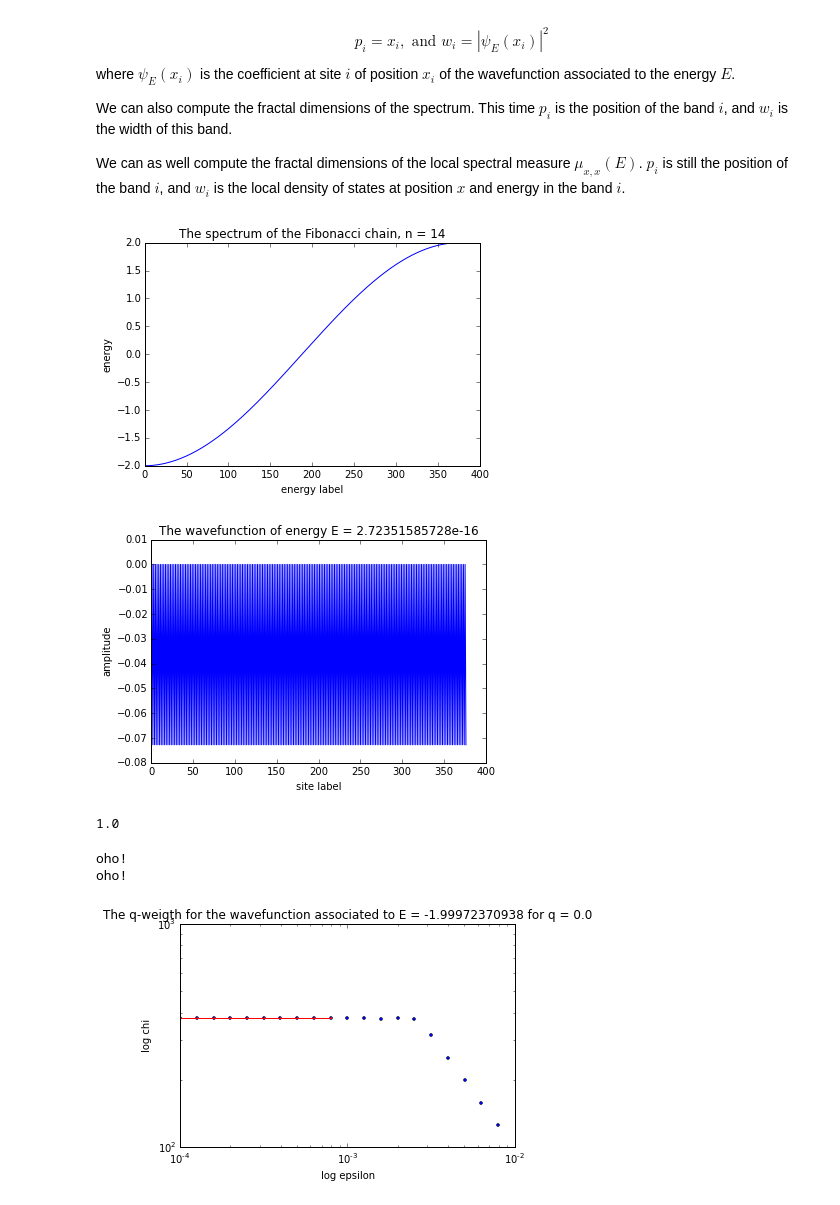
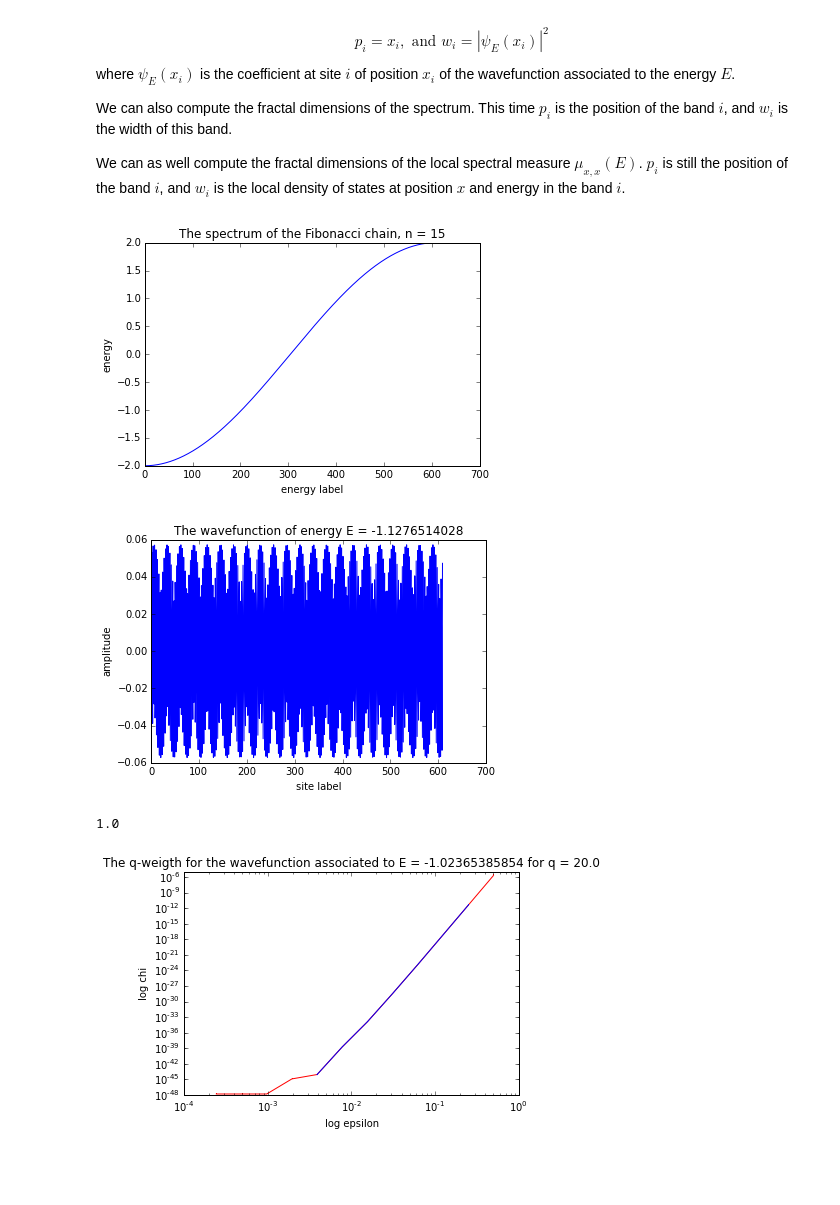
Before and after one commit to Yukee/spectrum_quasicrystals, a Jupyter notebook: Fibonacci/box_counting.ipynb, the cells around one changed output. Cells and saved outputs as stored; diff of their text form; code cells hidden in the pictures; blank space fills up the shorter version.

```diff
--- a/Fibonacci/box_counting.ipynb
+++ b/Fibonacci/box_counting.ipynb
@@ -112,7 +124,7 @@ def fib(n):
 om = 2./(1.+math.sqrt(5))
 
 # size
-n = 14
+n = 15
 L = fib(n)
 
 # i = oddNumber*2**intExp(i)
@@ -154,17 +166,17 @@ plt.ylabel('energy')
 plt.plot(val)
 plt.show()
 # %% [output]
-[figure, old version]
+[figure, new version]
 # %%
 """ plot a wavefunction """
 
 e = 188
 plt.title('The wavefunction of energy E = ' + str(val[e]))
 plt.xlabel('site label')
 plt.ylabel('amplitude')
 #plt.axis([0,L+1,-2.,2.])
-plt.plot(vec[e])
+plt.plot(vec[:,e])
 plt.show()
 # %% [output]
-[figure, old version]
+[figure, new version]
 # %%
@@ -181,22 +193,22 @@ qWeigth(s, w, 1.,0)
 # %% [output]
 1.0
 # %%
-""" Lineart regression of the data """
+""" Fractal dimensions of the wavefunctions """
 
-q = 0.
+q = 20.
 
-epsilonRange = 10**np.arange(-4,-2,.1)
+epsilonRange = 2**np.arange(-12.,0.,1.)
 qwList = [qWeigth(s, w, epsilon, q) for epsilon in epsilonRange]
 
-epsilonRange2 = 10**np.arange(-4,-3,.1)
+epsilonRange2 = 2**np.arange(-8.,-1.,1.)
 qwList2 = [qWeigth(s, w, epsilon, q) for epsilon in epsilonRange2]
 
 plt.title('The q-weigth for the wavefunction associated to E = ' + str(val[e]) + ' for q = ' + str(q))
 plt.xlabel('log epsilon')
 plt.ylabel('log chi')
 #plt.axis([0,L+1,-2.,2.])
-plt.loglog(epsilonRange, qwList,'o',markersize=3.)
-plt.loglog(epsilonRange2, qwList2,'-,r',markersize=3.)
+plt.loglog(epsilonRange, qwList,'-,r',markersize=3.)
+plt.loglog(epsilonRange2, qwList2,'-,b',markersize=3.)
 plt.show()
 
 # data in log-log scale
@@ -205,6 +217,4 @@ logEps = [math.log(eps) for eps in epsilonRange2]
 
 slope, intercept, r_value, p_value, std_err = stats.linregress(logEps,logQW)
 # %% [output]
-oho!
-oho!
-[figure, old version]
+[figure, new version]
```
Also changed, not shown: parts of 14 cells of this notebook, 1 other file.
